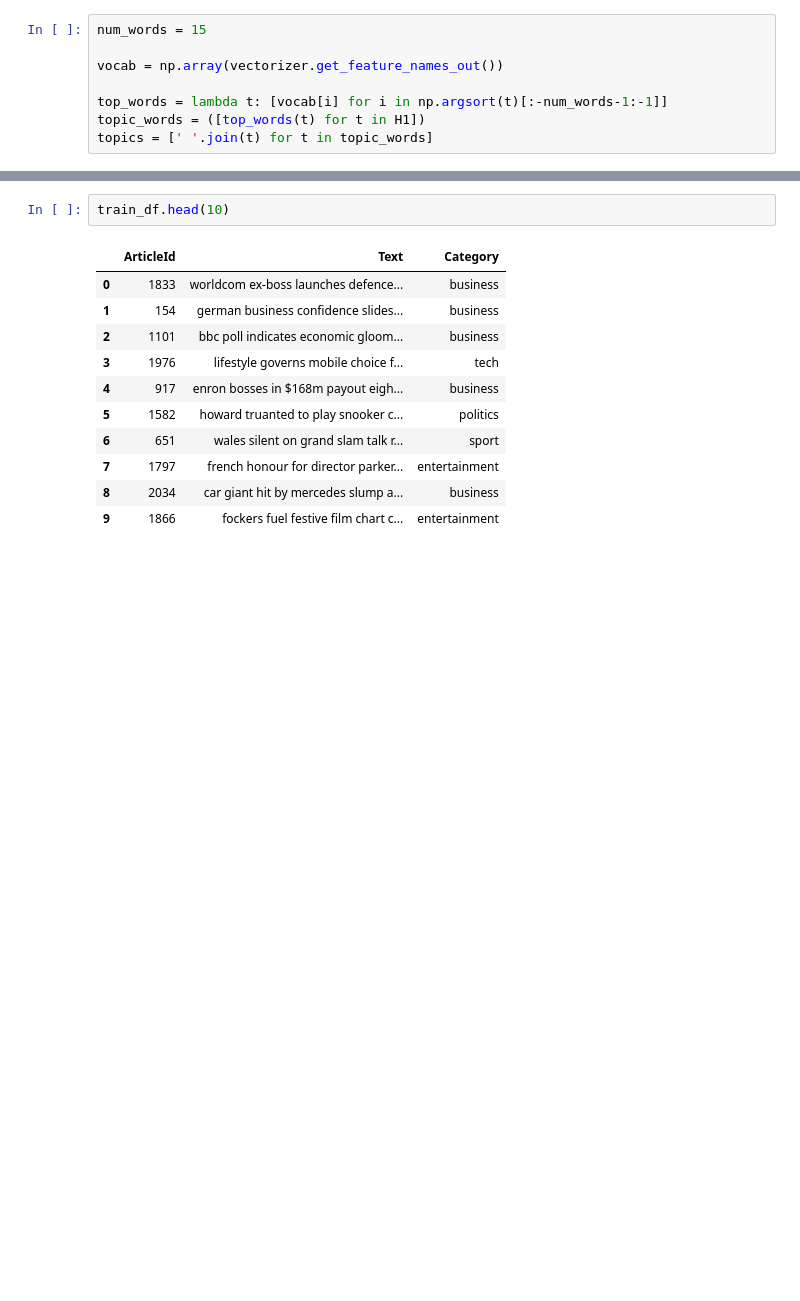
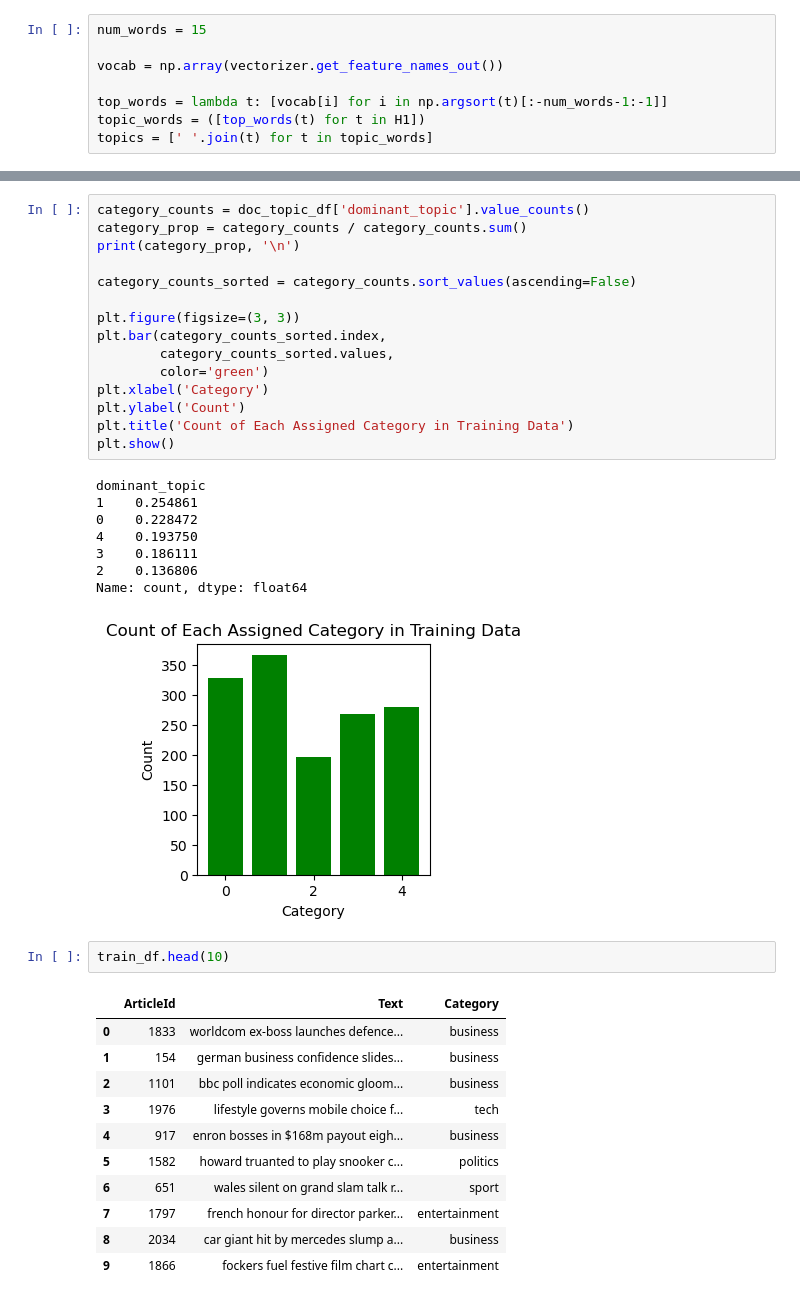
Before and after one commit to FleaBusyBeeBergs/dtsa5510-bbc-news-classification, a Jupyter notebook: second-attempt.ipynb, the cells around one changed output, grey strips where cells are left out. Cells and saved outputs as stored; diff of their text form; blank space fills up the shorter version.

```diff
--- a/second-attempt.ipynb
+++ b/second-attempt.ipynb
@@ -244,3 +269,27 @@ doc_topic_df.head(10)
+# %%
+category_counts = doc_topic_df['dominant_topic'].value_counts()
+category_prop = category_counts / category_counts.sum()
+print(category_prop, '\n')
+
+category_counts_sorted = category_counts.sort_values(ascending=False)
+
+plt.figure(figsize=(3, 3))
+plt.bar(category_counts_sorted.index,
+        category_counts_sorted.values,
+        color='green')
+plt.xlabel('Category')
+plt.ylabel('Count')
+plt.title('Count of Each Assigned Category in Training Data')
+plt.show()
+# %% [output]
+dominant_topic
+1    0.254861
+0    0.228472
+4    0.193750
+3    0.186111
+2    0.136806
+Name: count, dtype: float64
+[figure, added]
 # %%
 train_df.head(10)
 # %% [output]
```
Also changed, not shown: parts of 15 cells of this notebook, 1 other file.
